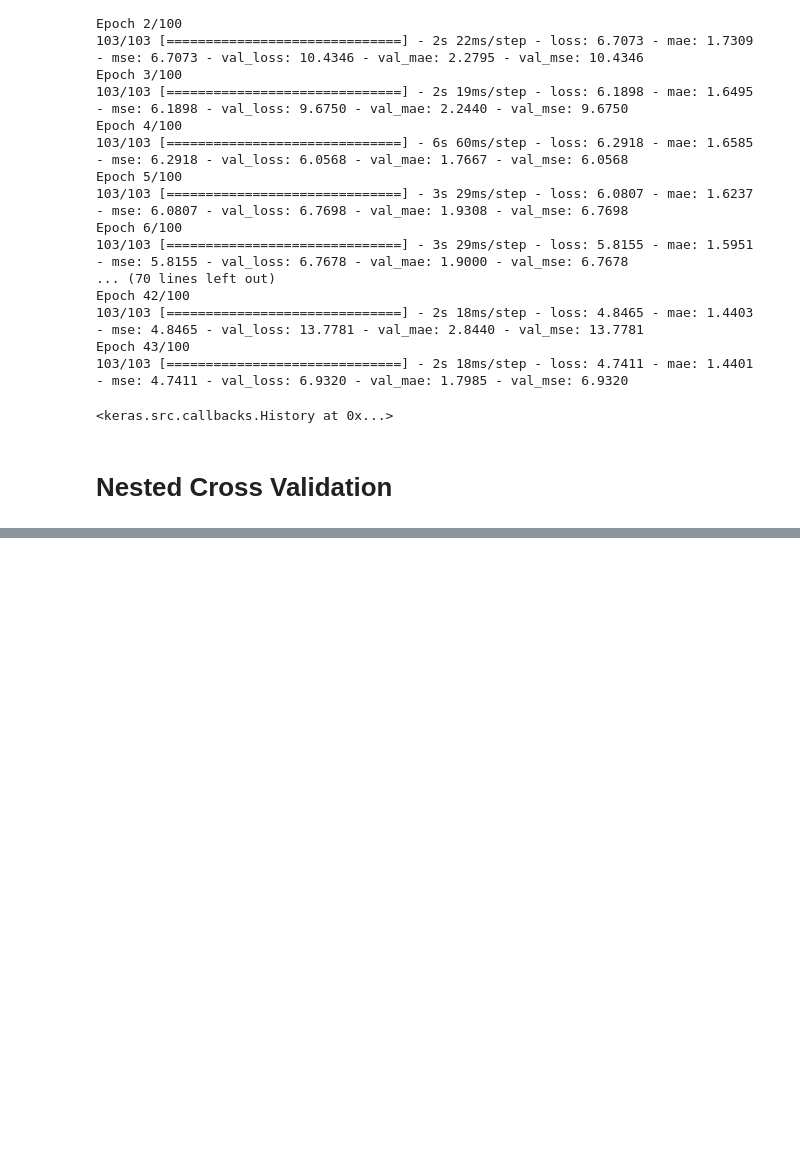
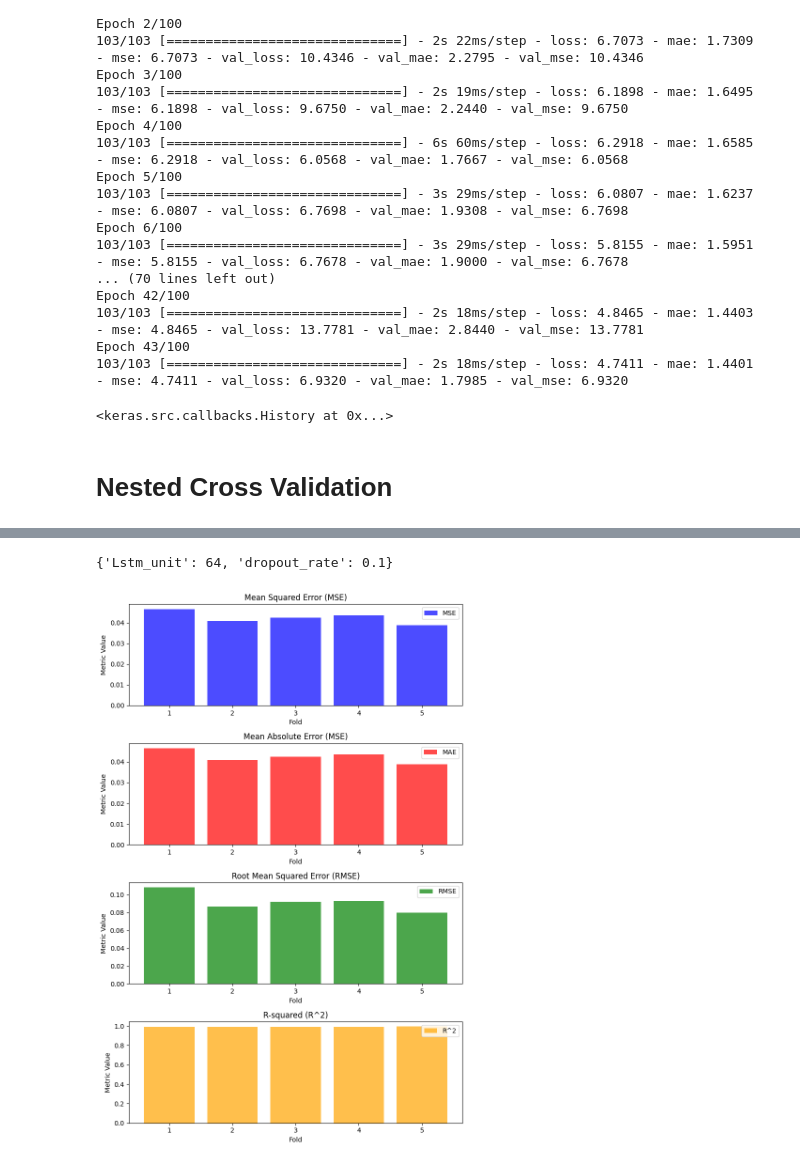
Before and after one commit to UkeshThapa/Snowmelt-Driven-Streamflow-Prediction, a Jupyter notebook: snow_melting_research_work.ipynb, the cells around one changed output, grey strips where cells are left out. Drawn from its saved outputs; the diff is of its cells as text; code cells hidden in the pictures; blank space fills up the shorter version.

```diff
--- a/snow_melting_research_work.ipynb
+++ b/snow_melting_research_work.ipynb
@@ -673,6 +673,12 @@ param_grid = {
     # Add other hyperparameters for tuning
 }
 
+
+best_param = {
+                "Lstm_unit" : 0,
+                "dropout_rate" : 0
+              }
+
 best_model = None
 best_score = float('inf')  # Initialize with a high value
 nested_scores = []
@@ -700,17 +706,21 @@ for train_ix, test_ix in outer_cv.split(X):
         mean_mse = np.mean(mse_scores)
 
         if mean_mse < best_score:
+            best_param["Lstm_unit"] = params['LSTM_units']
+            best_param["dropout_rate"] = params['dropout_rate']
             best_score = mean_mse
             best_model = model
 
     # Now that we have the best model, evaluate it on the test set
     y_pred = best_model.predict(X_test)
     mse = mean_squared_error(y_test, y_pred)
+    mae = mean_absolute_error(y_test, y_pred)
     rmse = np.sqrt(mse)
     r2 = r2_score(y_test, y_pred)
 
     nested_scores.append({
         "MSE": mse,
         "R^2": r2,
-        "RMSE": rmse
+        "RMSE": rmse,
+        "MAE": mae
     })
@@ -732,0 +793,4 @@ print(f"Mean R^2: {mean_r2:.3f}")
+# %%
+best_param
+# %% [output]
+{'Lstm_unit': 64, 'dropout_rate': 0.1}
@@ -733,31 +799,37 @@ print(f"Mean R^2: {mean_r2:.3f}")
 # %%
+import matplotlib.pyplot as plt
+
 # Extract the metrics from the nested_scores list
 fold_numbers = range(1, len(nested_scores) + 1)
 mse_values = [score['MSE'] for score in nested_scores]
+mse_values = [score['MAE'] for score in nested_scores]
 rmse_values = [score['RMSE'] for score in nested_scores]
 r2_values = [score['R^2'] for score in nested_scores]
 
 # Create subplots for each metric
-fig, axs = plt.subplots(3, figsize=(8, 12))
+fig, axs = plt.subplots(4, figsize=(8, 12))
 
-# Plot MSE
-axs[0].plot(fold_numbers, mse_values, marker='o', color='blue', label='MSE')
+# Create bar plots for each metric
+axs[0].bar(fold_numbers, mse_values, color='blue', alpha=0.7, label='MSE')
 axs[0].set_title('Mean Squared Error (MSE)')
 
-# Plot RMSE
-axs[1].plot(fold_numbers, rmse_values, marker='o', color='green', label='RMSE')
-axs[1].set_title('Root Mean Squared Error (RMSE)')
+axs[1].bar(fold_numbers, mse_values, color='red', alpha=0.7, label='MAE')
+axs[1].set_title('Mean Absolute Error (MSE)')
 
-# Plot R^2
-axs[2].plot(fold_numbers, r2_values, marker='o', color='orange', label='R^2')
-axs[2].set_title('R-squared (R^2)')
+axs[2].bar(fold_numbers, rmse_values, color='green', alpha=0.7, label='RMSE')
+axs[2].set_title('Root Mean Squared Error (RMSE)')
+
+axs[3].bar(fold_numbers, r2_values, color='orange', alpha=0.7, label='R^2')
+axs[3].set_title('R-squared (R^2)')
 
 # Add labels and legends
 for ax in axs:
     ax.set_xlabel('Fold')
     ax.set_ylabel('Metric Value')
     ax.legend()
 
 # Show the plot
 plt.tight_layout()
 plt.show()
+# %% [output]
+[figure, added]
```
Also changed, not shown: parts of 6 cells of this notebook.
